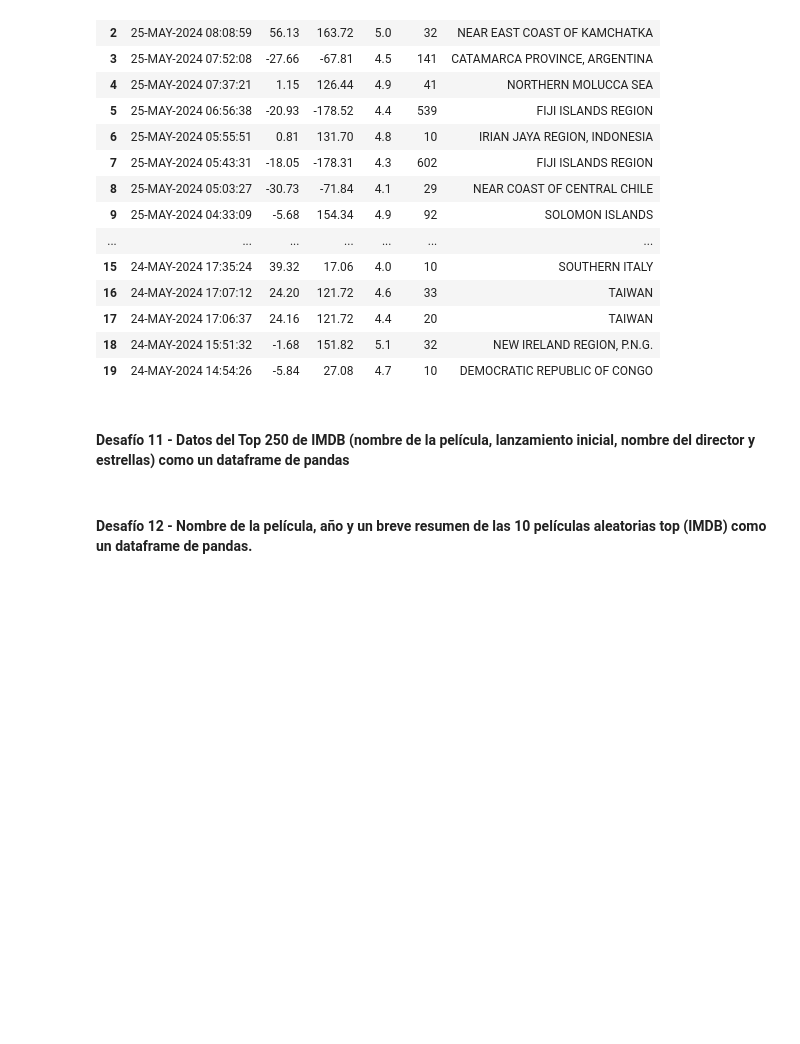
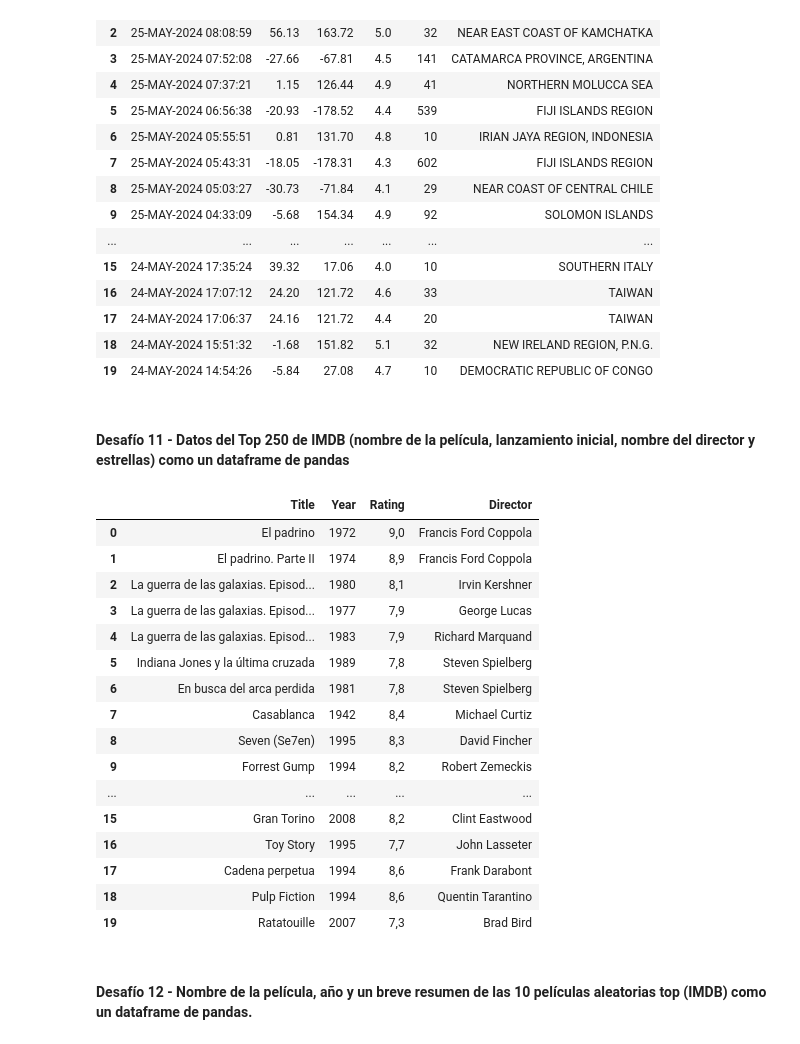
Before and after one commit to 26Ale10/9no-lab-scraping-es, a Jupyter notebook: your-code/lab-scraping_esp.ipynb, the cells around one changed output. Cells and saved outputs as stored; diff of their text form; code cells hidden in the pictures; blank space fills up the shorter version.

Commit message:
Subiendo 4ta parte resuelta

```diff
--- a/your-code/lab-scraping_esp.ipynb
+++ b/your-code/lab-scraping_esp.ipynb
@@ -425,6 +425,8 @@ df
 #### Desafío 11 - Datos del Top 250 de IMDB (nombre de la película, lanzamiento inicial, nombre del director y estrellas) como un dataframe de pandas
 # %%
 # This is the url you will scrape in this exercise
-url11 = 'https://www.imdb.com/chart/top'
+#url11 = 'https://www.imdb.com/chart/top'
+url11 = 'https://www.filmaffinity.com/es/userlist.php?user_id=882839&list_id=1006'
+
 pelis = requests.get(url11)
-soup = BeautifulSoup(pelis.content,"html.parser")
+soup11 = BeautifulSoup(pelis.content,"html.parser")
@@ -433,3 +433,36 @@ soup = BeautifulSoup(pelis.content,"html.parser")
+# %%
+# Tu código aquí
+movies = soup11.find_all("div", class_="mc-info-container")
+list_movies = []
+
+for row in movies[1:21]:
+    col=row.find_all("div")
+    title =col[0].text.strip()
+    year =col[1].text.strip()
+    rating =col[2].text.split("\n")[1].strip()
+    director=col[5].text.strip()
+    list_movies.append([title,year,rating,director])
+# %%
+df_movies = pd.DataFrame(list_movies, columns=["Title", "Year", "Rating","Director"])
+df_movies
+# %% [output]
+|  | Title | Year | Rating | Director |
+| 0 | El padrino | 1972 | 9,0 | Francis Ford Coppola |
+| 1 | El padrino. Parte II | 1974 | 8,9 | Francis Ford Coppola |
+| 2 | La guerra de las galaxias. Episod... | 1980 | 8,1 | Irvin Kershner |
+| 3 | La guerra de las galaxias. Episod... | 1977 | 7,9 | George Lucas |
+| 4 | La guerra de las galaxias. Episod... | 1983 | 7,9 | Richard Marquand |
+| 5 | Indiana Jones y la última cruzada | 1989 | 7,8 | Steven Spielberg |
+| 6 | En busca del arca perdida | 1981 | 7,8 | Steven Spielberg |
+| 7 | Casablanca | 1942 | 8,4 | Michael Curtiz |
+| 8 | Seven (Se7en) | 1995 | 8,3 | David Fincher |
+| 9 | Forrest Gump | 1994 | 8,2 | Robert Zemeckis |
+| ... | ... | ... | ... | ... |
+| 15 | Gran Torino | 2008 | 8,2 | Clint Eastwood |
+| 16 | Toy Story | 1995 | 7,7 | John Lasseter |
+| 17 | Cadena perpetua | 1994 | 8,6 | Frank Darabont |
+| 18 | Pulp Fiction | 1994 | 8,6 | Quentin Tarantino |
+| 19 | Ratatouille | 2007 | 7,3 | Brad Bird |
 # %% [markdown]
 #### Desafío 12 - Nombre de la película, año y un breve resumen de las 10 películas aleatorias top (IMDB) como un dataframe de pandas.
 # %%
```
Also changed, not shown: parts of 4 cells of this notebook.
